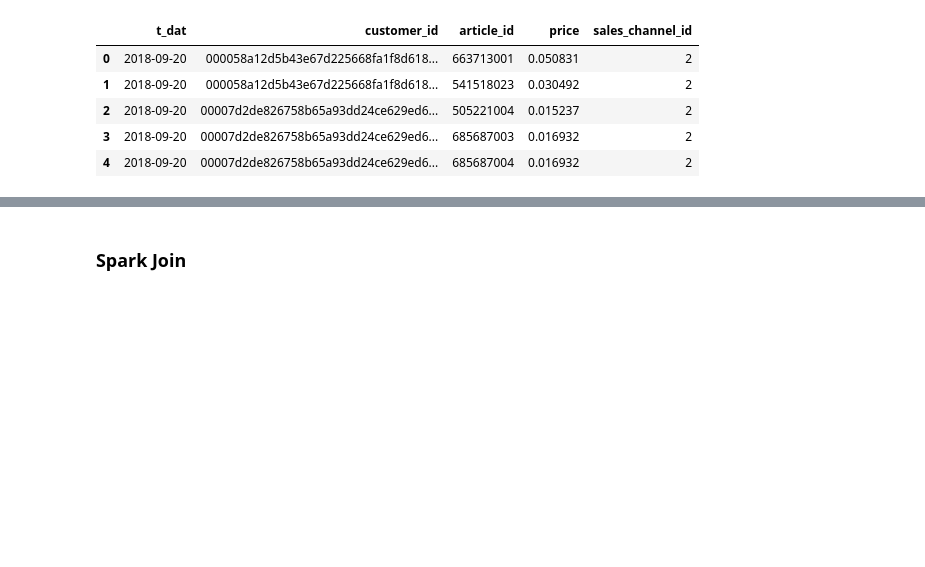
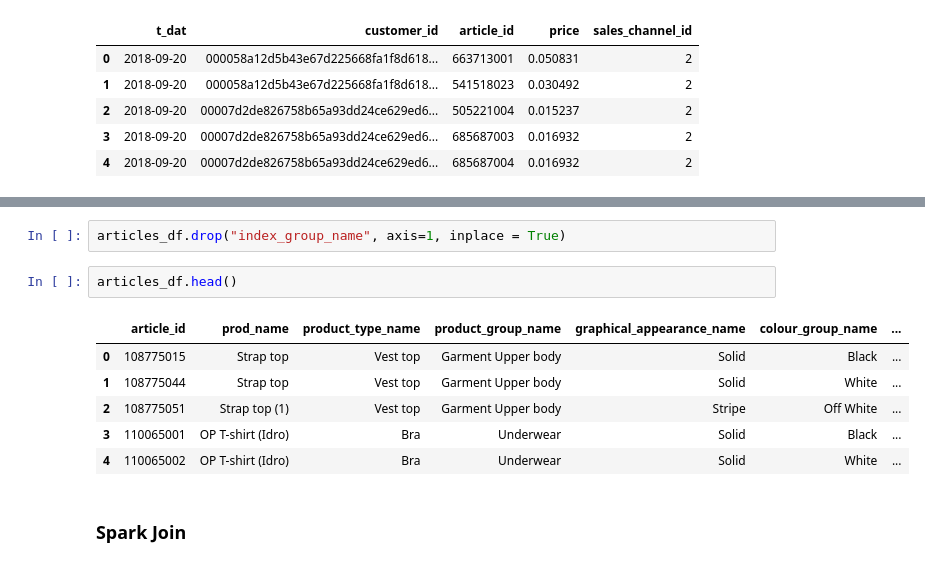
Before and after one commit to emmanuel-ashaye/cs-5304-final-project-fashion-forward, a Jupyter notebook: p1.ipynb, the cells around one changed output, grey strips where cells are left out. Saved outputs shown, nothing was run; the diff lists cells and outputs as text; blank space fills up the shorter version.

```diff
--- a/p1.ipynb
+++ b/p1.ipynb
@@ -101,3 +118,14 @@ KeyError: "['product_code', 'product_type_no', 'graphical_appearance_no', 'colou
+# %%
+articles_df.drop("index_group_name", axis=1, inplace = True)
+# %%
+articles_df.head()
+# %% [output]
+|  | article_id | prod_name | product_type_name | product_group_name | graphical_appearance_name | colour_group_name | ... |
+| 0 | 108775015 | Strap top | Vest top | Garment Upper body | Solid | Black | ... |
+| 1 | 108775044 | Strap top | Vest top | Garment Upper body | Solid | White | ... |
+| 2 | 108775051 | Strap top (1) | Vest top | Garment Upper body | Stripe | Off White | ... |
+| 3 | 110065001 | OP T-shirt (Idro) | Bra | Underwear | Solid | Black | ... |
+| 4 | 110065002 | OP T-shirt (Idro) | Bra | Underwear | Solid | White | ... |
 # %% [markdown]
 ### Spark Join
 # %%
```
Also changed, not shown: parts of 9 cells of this notebook.
